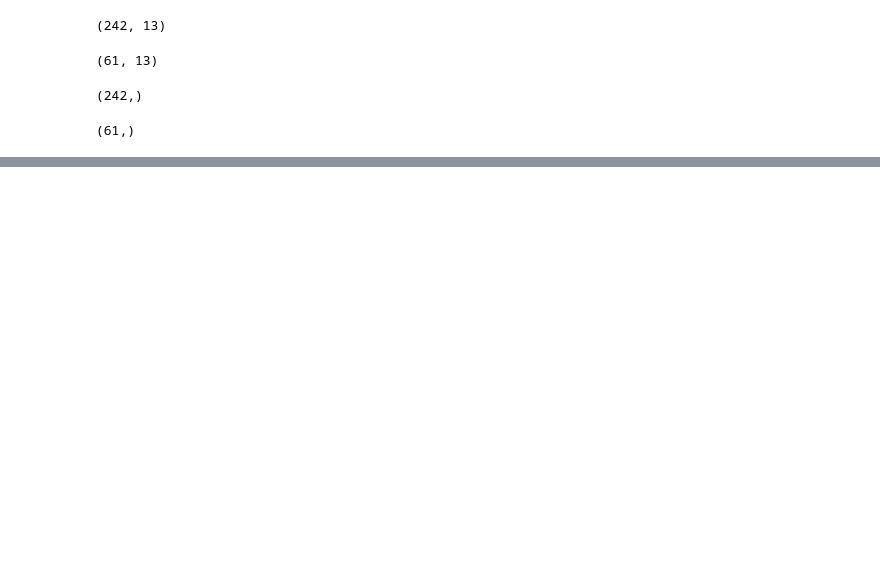
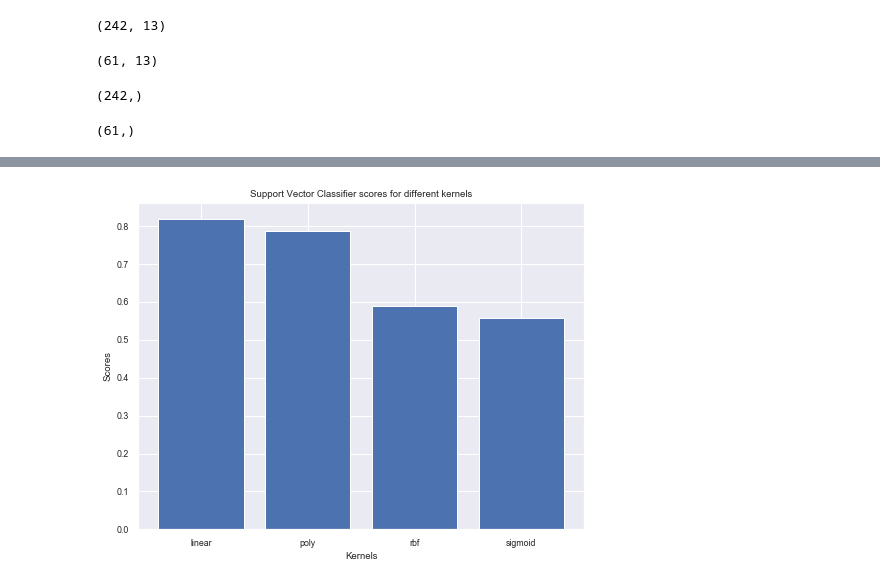
Before and after one commit to jahidkhandaker/HeartDiseasePrediction, a Jupyter notebook: ShakilAhmed/Heart_Disease_Prediction.ipynb, the cells around one changed output, grey strips where cells are left out. Drawn from its saved outputs; the diff is of its cells as text; code cells hidden in the pictures; blank space fills up the shorter version.

```diff
--- a/ShakilAhmed/Heart_Disease_Prediction.ipynb
+++ b/ShakilAhmed/Heart_Disease_Prediction.ipynb
@@ -341,0 +358,18 @@ The accuracy score achieved using KNN is: 67.21 %
+# %%
+#Support Vector Machine
+svm_scores = []
+kernels = ['linear', 'poly', 'rbf', 'sigmoid']
+for i in range(len(kernels)):
+    svm_classifier = SVC(kernel = kernels[i])
+    svm_classifier.fit(X_train, Y_train)
+    svm_scores.append(svm_classifier.score(X_test, Y_test))
+# %%
+plt.bar(kernels, svm_scores)
+colors = np.linspace(0, 1, len(kernels))
+
+for i in range(len(kernels)):
+    plt.xlabel('Kernels')
+    plt.ylabel('Scores')
+    plt.title('Support Vector Classifier scores for different kernels')
+# %% [output]
+[figure, added]
```
Also changed, not shown: parts of 39 cells of this notebook.
